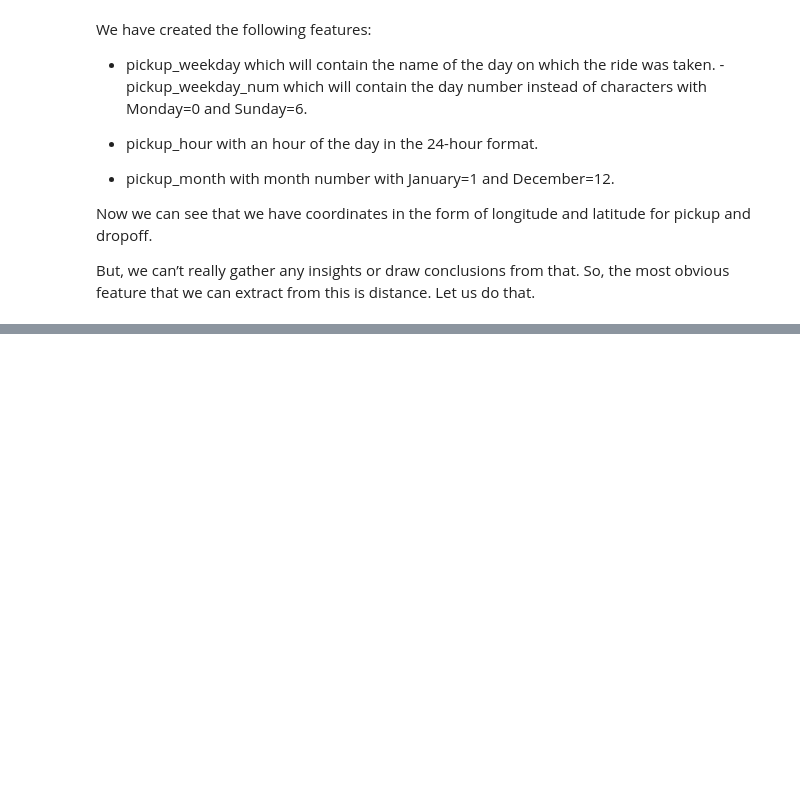
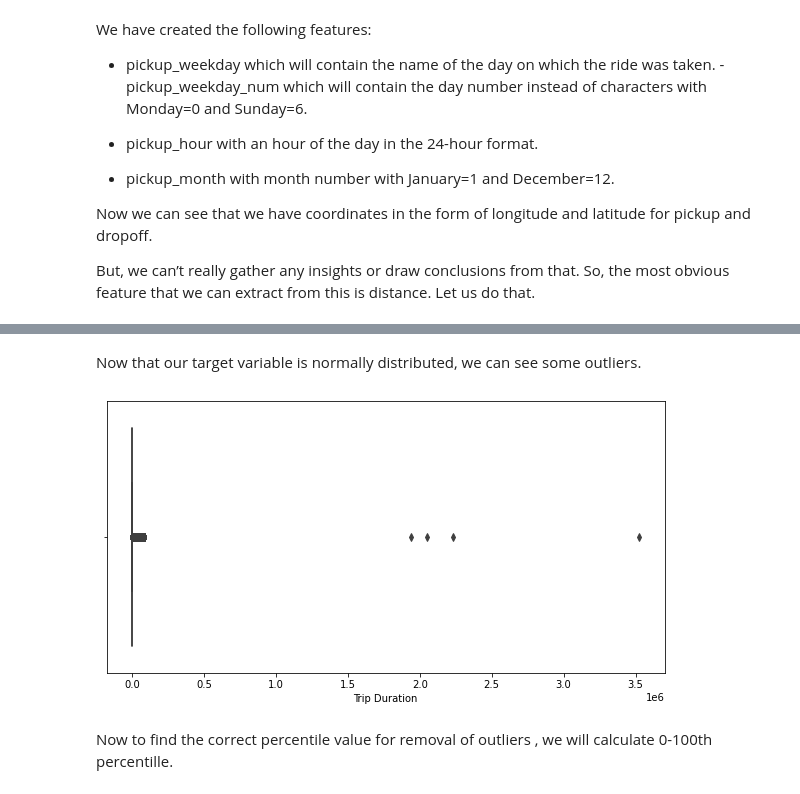
Before and after one commit to SwenFereira/NYC-Taxi-Trip-Time-Prediction---Capstone-Project, a Jupyter notebook: Final_NYC_Taxi_Trip_Time_Prediction_Capstone_Project.ipynb, the cells around one changed output, grey strips where cells are left out. Saved outputs shown, nothing was run; the diff lists cells and outputs as text; code cells hidden in the pictures; blank space fills up the shorter version.

```diff
--- a/Final_NYC_Taxi_Trip_Time_Prediction_Capstone_Project.ipynb
+++ b/Final_NYC_Taxi_Trip_Time_Prediction_Capstone_Project.ipynb
@@ -172,0 +268,12 @@ Now we can see that  we have coordinates in the form of longitude and latitude f
+# %% [markdown]
+Now that our target variable is normally distributed, we can see some outliers.
+# %%
+# checking outliers
+plt.figure(figsize = (10,5))
+sns.boxplot(data.trip_duration)
+plt.xlabel('Trip Duration')
+plt.show()
+# %% [output]
+[figure, added]
+# %% [markdown]
+Now to find the correct percentile value for removal of outliers , we will calculate 0-100th percentille.
```
Also changed, not shown: parts of 105 cells of this notebook.
